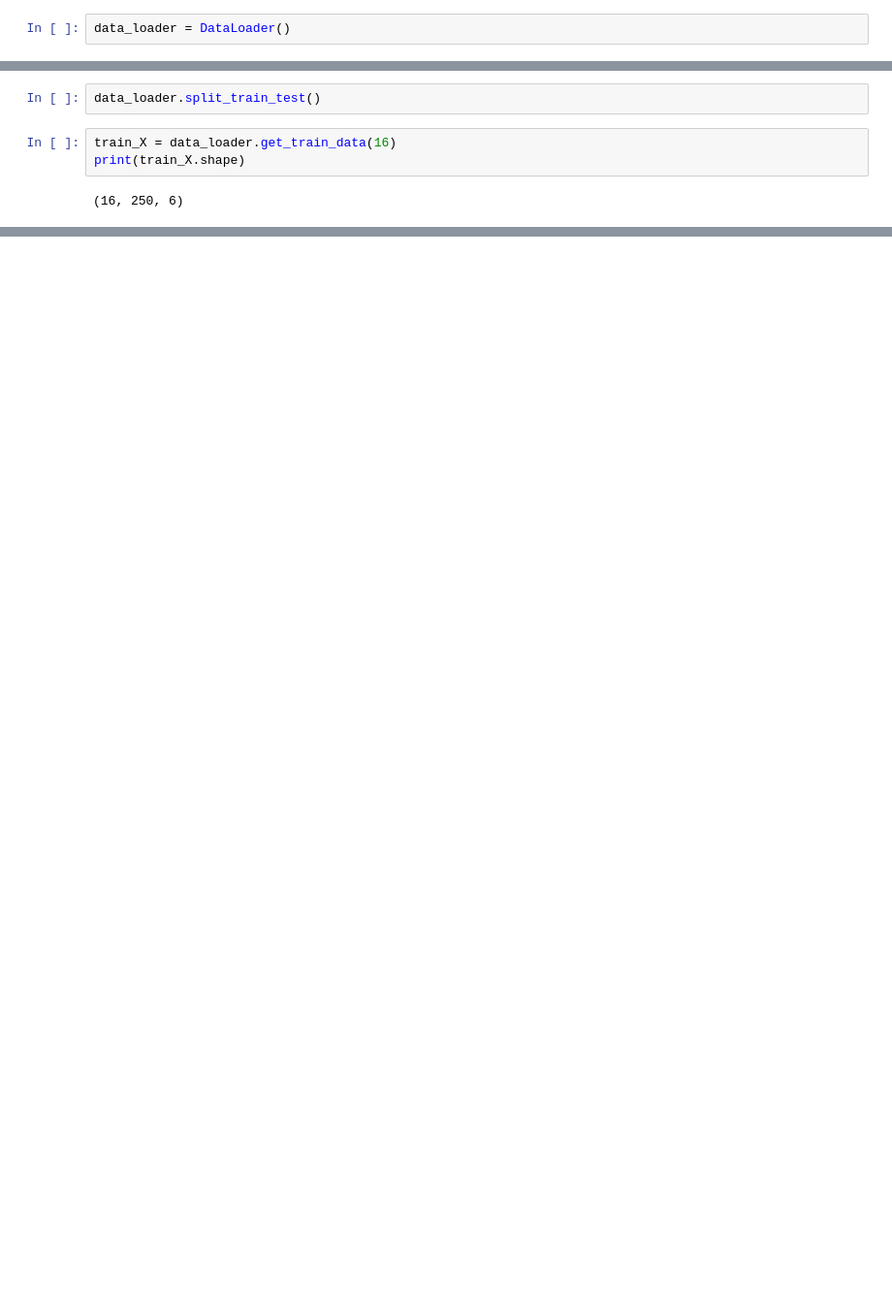
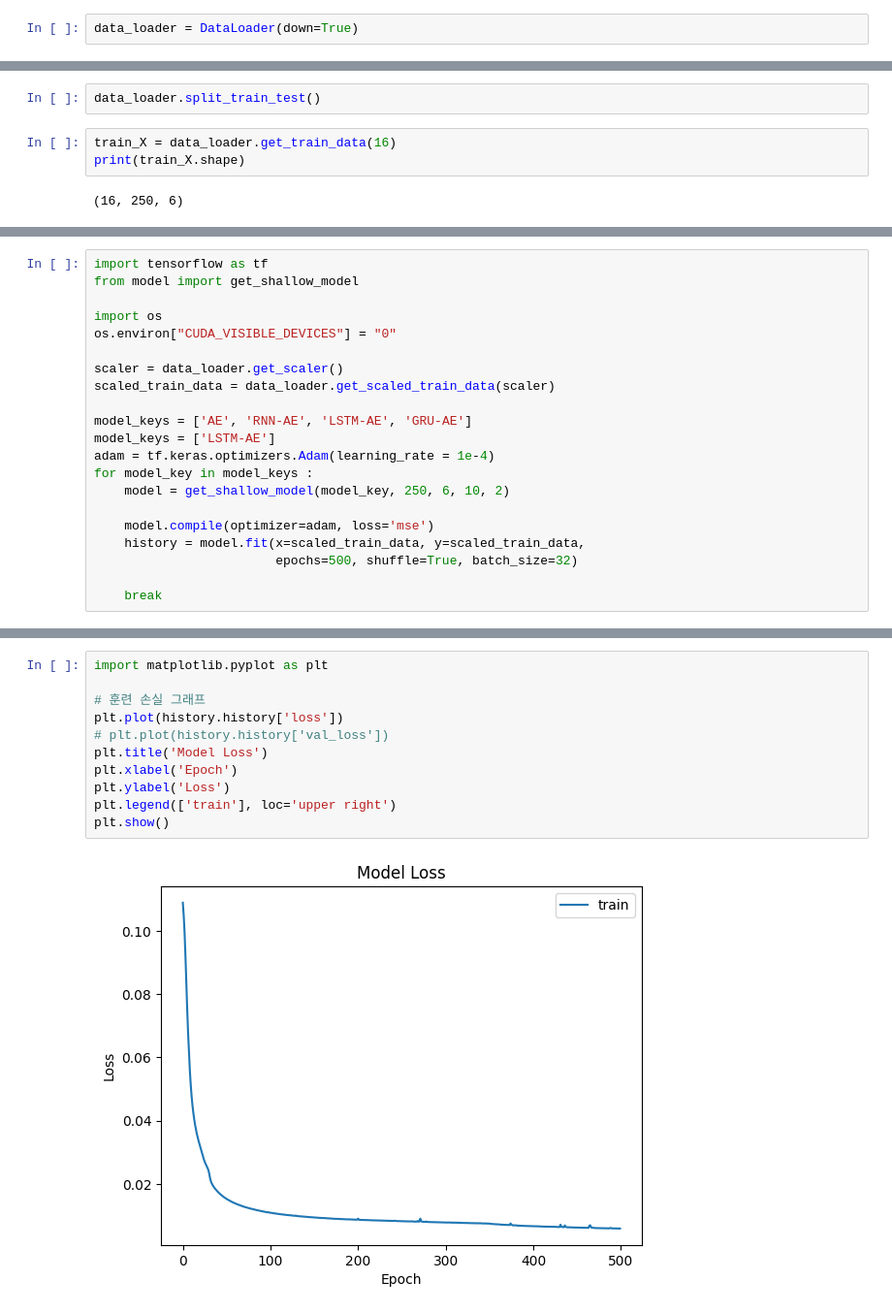
Before and after one commit to gsethan17/anomaly_shift_detection, a Jupyter notebook: demo_data_loader.ipynb, the cells around one changed output, grey strips where cells are left out. Shown at 97% size. Saved outputs shown, nothing was run; the diff lists cells and outputs as text; blank space fills up the shorter version.

```diff
--- a/demo_data_loader.ipynb
+++ b/demo_data_loader.ipynb
@@ -4,7 +4,7 @@
 
 from data import DataLoader
 # %%
-data_loader = DataLoader()
+data_loader = DataLoader(down=True)
 # %% [output]
 [I] Loading Raw Data...
 # %%
@@ -37,0 +37,21 @@ print(test_Y)
+# %%
+import tensorflow as tf
+from model import get_shallow_model
+
+import os
+os.environ["CUDA_VISIBLE_DEVICES"] = "0"
+
+scaler = data_loader.get_scaler()
+scaled_train_data = data_loader.get_scaled_train_data(scaler)
+
+model_keys = ['AE', 'RNN-AE', 'LSTM-AE', 'GRU-AE']
+model_keys = ['LSTM-AE']
+adam = tf.keras.optimizers.Adam(learning_rate = 1e-4)
+for model_key in model_keys :
+    model = get_shallow_model(model_key, 250, 6, 10, 2)
+
+    model.compile(optimizer=adam, loss='mse')
+    history = model.fit(x=scaled_train_data, y=scaled_train_data,
+                        epochs=500, shuffle=True, batch_size=32)
+
+    break
@@ -37,0 +110,13 @@ print(test_Y)
+# %%
+import matplotlib.pyplot as plt
+
+# 훈련 손실 그래프
+plt.plot(history.history['loss'])
+# plt.plot(history.history['val_loss'])
+plt.title('Model Loss')
+plt.xlabel('Epoch')
+plt.ylabel('Loss')
+plt.legend(['train'], loc='upper right')
+plt.show()
+# %% [output]
+[figure, added]
```
Also changed, not shown: parts of 5 cells of this notebook, 5 other files.
